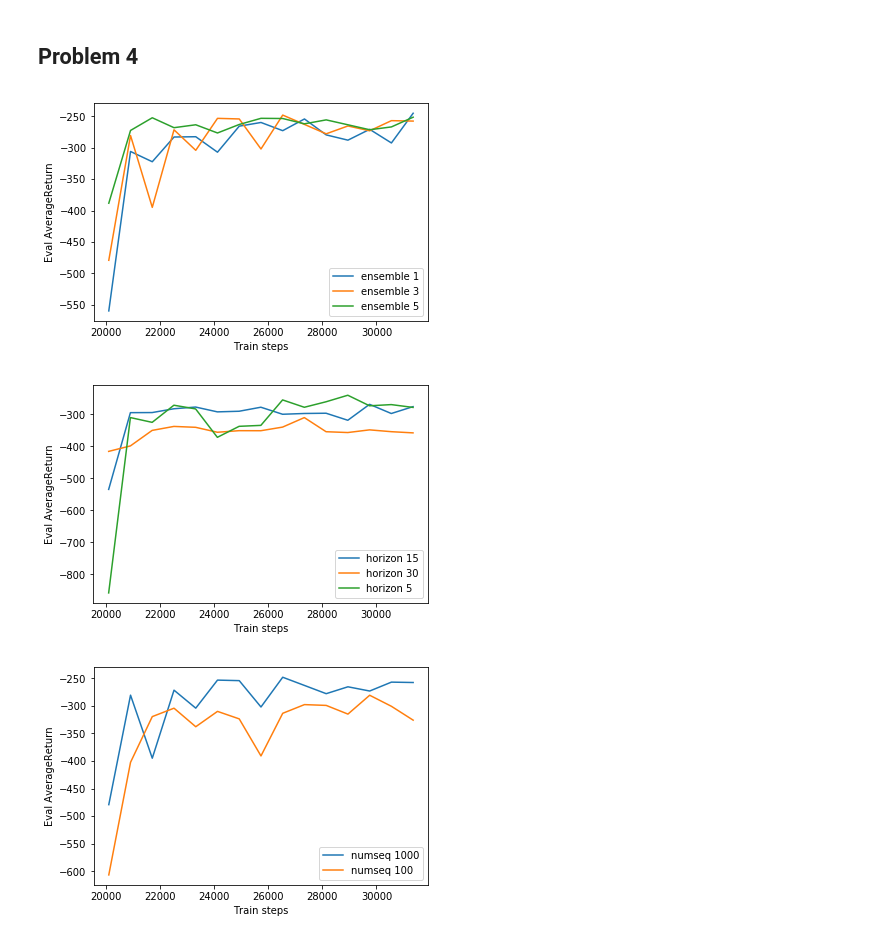
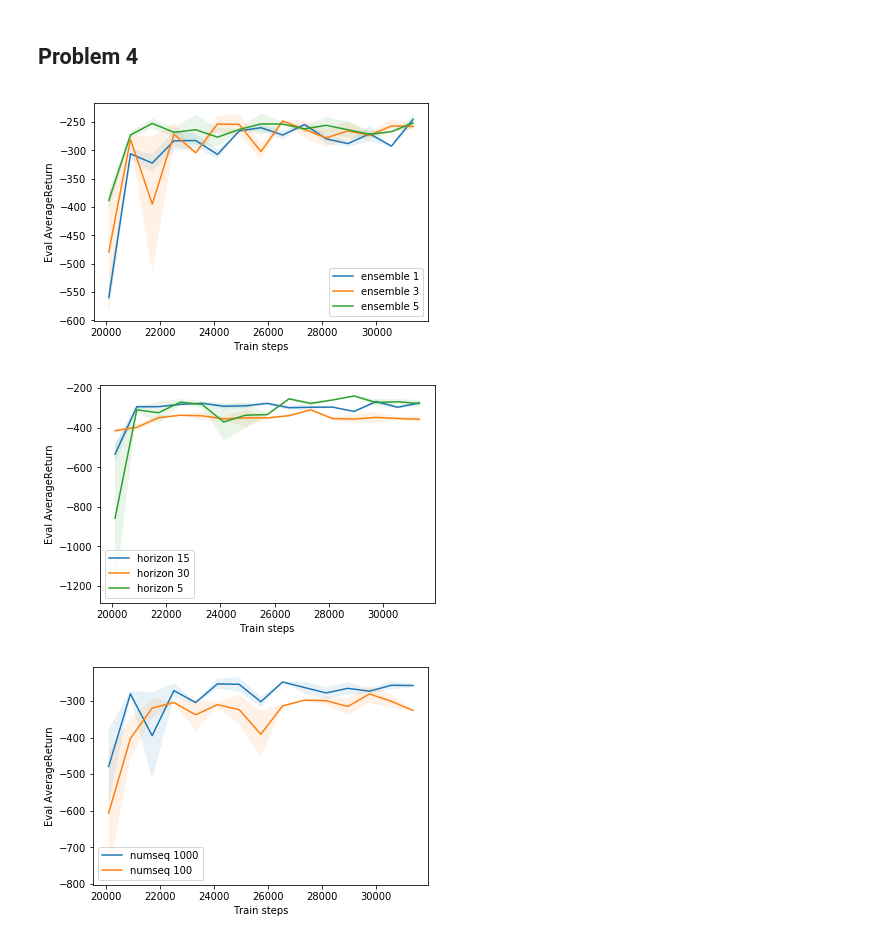
Before and after one commit to yanlai00/homework_fall2020, a Jupyter notebook: hw4/hw4-plotting.ipynb, the cells around one changed output. Drawn from its saved outputs; the diff is of its cells as text; code cells hidden in the pictures.

```diff
--- a/hw4/hw4-plotting.ipynb
+++ b/hw4/hw4-plotting.ipynb
@@ -86,7 +90,12 @@ for experiment in experiments_q3:
         label = 'cheetah'
     eventfile = glob.glob(logdir)[0]
     X, Y = get_section_results(eventfile, tag='Eval_AverageReturn', print_tags=False)
+    _, Y_std = get_section_results(eventfile, tag='Eval_StdReturn', print_tags=False)
+    X = np.array(X)
+    Y = np.array(Y)
+    Y_std = np.array(Y_std)
     plt.plot(X, Y, label=label)
+    plt.fill_between(X, (Y - Y_std), (Y + Y_std), alpha=.1)
     plt.xlabel("Train steps")
     plt.ylabel("Eval AverageReturn")
     plt.title("")
@@ -113,37 +122,47 @@ for experiment in experiments_q4:
             label += '5'
 
         X, Y = get_section_results(eventfile, tag='Eval_AverageReturn', print_tags=False)
+        _, Y_std = get_section_results(eventfile, tag='Eval_StdReturn', print_tags=False)
+        X = np.array(X)
+        Y = np.array(Y)
+        Y_std = np.array(Y_std)
         plt.plot(X, Y, label=label)
+        plt.fill_between(X, (Y - Y_std), (Y + Y_std), alpha=.1)
 plt.xlabel("Train steps")
 plt.ylabel("Eval AverageReturn")
 plt.title("")
 plt.legend()
 plt.show()
 # %% [output]
-[figure, old version]
+[figure, new version]
 # %%
 for experiment in experiments_q4:
     logdir = os.path.join(rootdir, experiment, "events*")
     eventfile = glob.glob(logdir)[0]
 
     if experiment[15] == 'h':
         label = 'horizon '
         if experiment[22] == '5':
             label += '5'
         elif experiment[22] == '1':
             label += '15'
         elif experiment[22] == '3':
             label += '30'
 
         X, Y = get_section_results(eventfile, tag='Eval_AverageReturn', print_tags=False)
+        _, Y_std = get_section_results(eventfile, tag='Eval_StdReturn', print_tags=False)
+        X = np.array(X)
+        Y = np.array(Y)
+        Y_std = np.array(Y_std)
         plt.plot(X, Y, label=label)
+        plt.fill_between(X, (Y - Y_std), (Y + Y_std), alpha=.1)
 plt.xlabel("Train steps")
 plt.ylabel("Eval AverageReturn")
 plt.title("")
 plt.legend()
 plt.show()
 # %% [output]
-[figure, old version]
+[figure, new version]
 # %%
 for experiment in experiments_q4:
     logdir = os.path.join(rootdir, experiment, "events*")
@@ -157,11 +176,16 @@ for experiment in experiments_q4:
             label += '1000'
 
         X, Y = get_section_results(eventfile, tag='Eval_AverageReturn', print_tags=False)
+        _, Y_std = get_section_results(eventfile, tag='Eval_StdReturn', print_tags=False)
+        X = np.array(X)
+        Y = np.array(Y)
+        Y_std = np.array(Y_std)
         plt.plot(X, Y, label=label)
+        plt.fill_between(X, (Y - Y_std), (Y + Y_std), alpha=.1)
 plt.xlabel("Train steps")
 plt.ylabel("Eval AverageReturn")
 plt.title("")
 plt.legend()
 plt.show()
 # %% [output]
-[figure, old version]
+[figure, new version]
```
Also changed, not shown: parts of 3 cells of this notebook, 7 other files.
